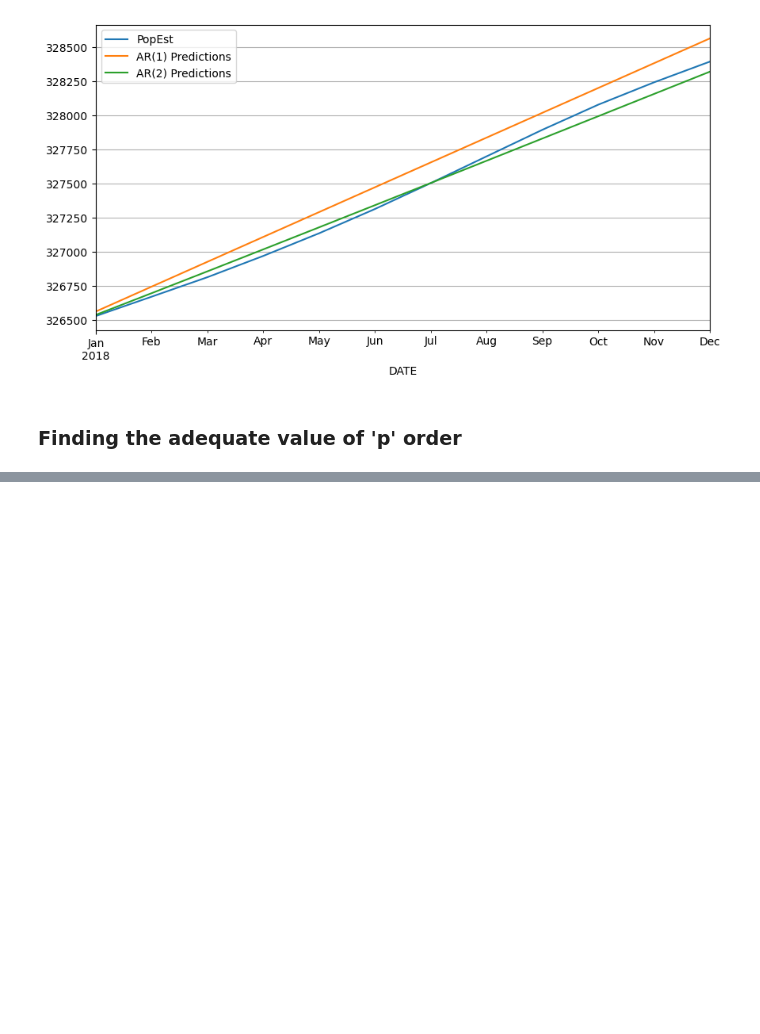
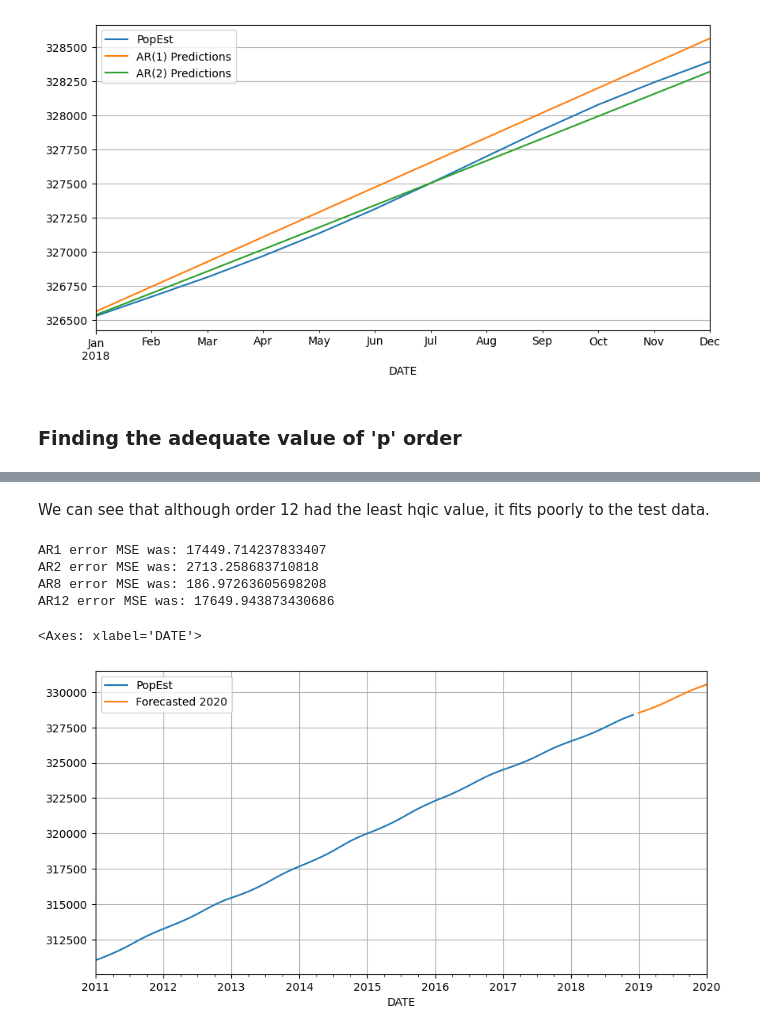
Before and after one commit to Shiska07/Data-Science-and-Machine-Learning, a Jupyter notebook: Time-Series-Analysis/Simple AutoRegression(AR) Model US Population Data.ipynb, the cells around one changed output, grey strips where cells are left out. Cells and saved outputs as stored; diff of their text form; code cells hidden in the pictures; blank space fills up the shorter version.

```diff
--- a/Time-Series-Analysis/Simple AutoRegression(AR) Model US Population Data.ipynb
+++ b/Time-Series-Analysis/Simple AutoRegression(AR) Model US Population Data.ipynb
@@ -228,0 +208,2 @@ forecast_2022 = (model.predict(start(len(df)), end = len(df) + 12).rename('Forec
+# %% [markdown]
+We can see that although order 12 had the least hqic value, it fits poorly to the test data.
@@ -228,0 +212,11 @@ forecast_2022 = (model.predict(start(len(df)), end = len(df) + 12).rename('Forec
+# %%
+labels = ['AR1', 'AR2', 'AR8', 'AR12']
+
+for i in range(4):
+    error = mean_squared_error(test['PopEst'], preds[i])
+    print(f'{labels[i]} error MSE was: {error}')
+# %% [output]
+AR1 error MSE was: 17449.714237833407
+AR2 error MSE was: 2713.258683710818
+AR8 error MSE was: 186.97263605698208
+AR12 error MSE was: 17649.943873430686
@@ -228,0 +227,8 @@ forecast_2022 = (model.predict(start(len(df)), end = len(df) + 12).rename('Forec
+# %%
+forecast_2020 = (model.predict(start = (len(df)), end = len(df) + 12)).rename('Forecasted 2020')
+# %%
+df['PopEst'].plot(figsize = (10, 5), legend = True)
+forecast_2020.plot(grid = True, legend = True)
+# %% [output]
+<Axes: xlabel='DATE'>
+[figure, added]
```
Also changed, not shown: parts of 27 cells of this notebook, 1 other file.
